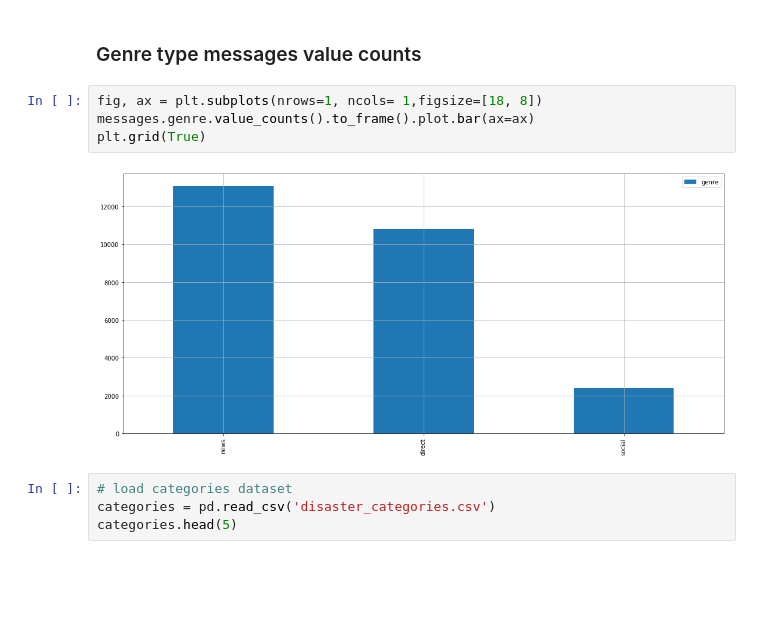
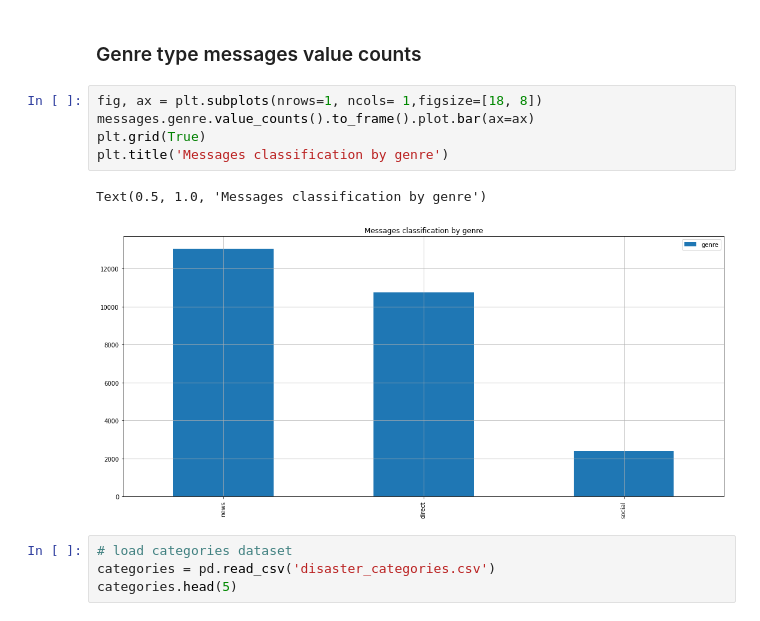
Before and after one commit to rafaelmata357/Disaster-Response-Pipeline, a Jupyter notebook: data/ETL Pipeline Preparation.ipynb, the cells around one changed output. Cells and saved outputs as stored; diff of their text form; blank space fills up the shorter version.

```diff
--- a/data/ETL Pipeline Preparation.ipynb
+++ b/data/ETL Pipeline Preparation.ipynb
@@ -53,9 +53,11 @@ dtype: int64
 # %%
 fig, ax = plt.subplots(nrows=1, ncols= 1,figsize=[18, 8])
 messages.genre.value_counts().to_frame().plot.bar(ax=ax)
 plt.grid(True)
+plt.title('Messages classification by genre')
 # %% [output]
+Text(0.5, 1.0, 'Messages classification by genre')
-[figure, old version]
+[figure, new version]
 # %%
 # load categories dataset
 categories = pd.read_csv('disaster_categories.csv')
```
Also changed, not shown: parts of 6 cells of this notebook.
